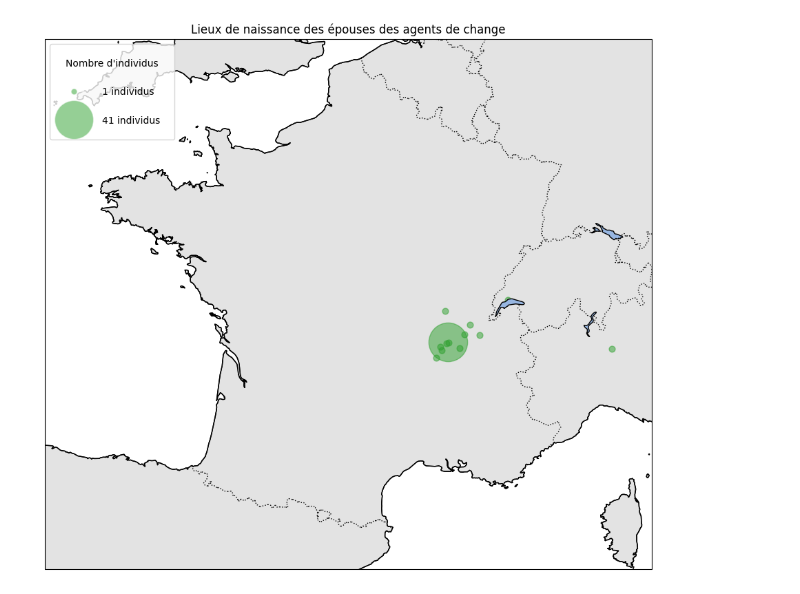
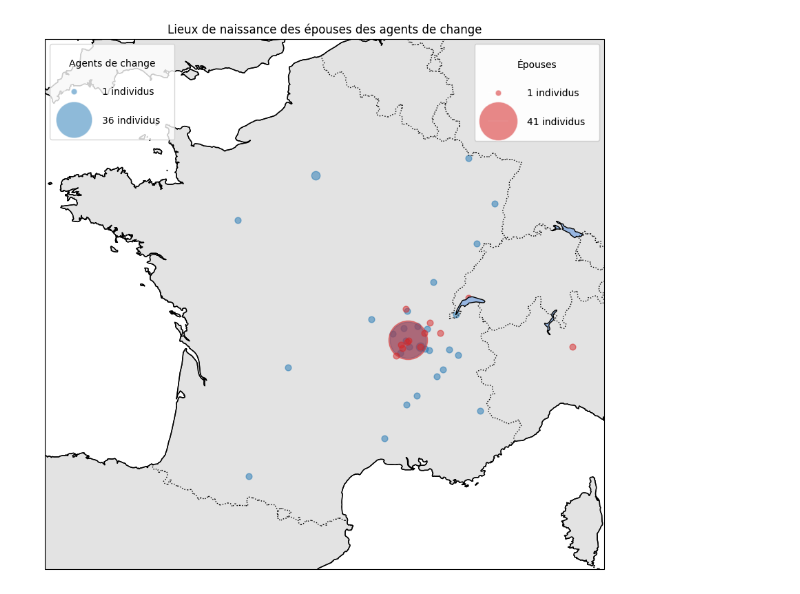
Before and after one commit to AntoineLavacquery/history-board-Lyon-M2-2023, a Jupyter notebook: notebooks/lieu_naissance.ipynb, the cells around one changed output. Drawn from its saved outputs; the diff is of its cells as text; code cells hidden in the pictures.

```diff
--- a/notebooks/lieu_naissance.ipynb
+++ b/notebooks/lieu_naissance.ipynb
@@ -70,16 +92,15 @@ plt.show()
 # %%
-query = """
+# F
+query_f = """
 MATCH (h:HOMME)-[e:EXERCE]->(a:ACTIVITÉ {nom:'Agent de change'}), (h)-[:MARIAGE]-(f), (f)-[:NAISSANCE]->(l)
-WHERE (e.date_début.year >= 1815 AND e.date_début.year <= 1852)
-OR (e.date_fin.year >= 1815 AND e.date_fin.year <= 1852)
 RETURN f, f.date_naissance, l.adresse_actuelle, l.latitude, l.longitude
 """
 
-data = get_neo4j_results_of(query)
+data_f = get_neo4j_results_of(query_f)
 
 # Extraire les informations pertinentes
 rows = []
-for entry in data:
+for entry in data_f:
     nom = entry['f']['nom']
     date_naissance = entry['f'].get('date_naissance', None)
     adresse = entry['l.adresse_actuelle']
@@ -88,42 +109,57 @@ for entry in data:
 
     rows.append([nom, date_naissance, adresse, latitude, longitude])
 
-df = pd.DataFrame(rows, columns=['nom', 'date_naissance', 'adresse', 'latitude', 'longitude'])
-df.to_csv("villes_naissance.csv")
+df_f = pd.DataFrame(rows, columns=['nom', 'date_naissance', 'adresse', 'latitude', 'longitude'])
 
 # Agréger les données pour compter le nombre de personnes par emplacement
-aggregated_df = df.groupby(['latitude', 'longitude']).size().reset_index(name='counts')
+aggregated_df_f = df_f.groupby(['latitude', 'longitude']).size().reset_index(name='counts')
+
+# Redéfinir la taille des points pour la légende
+legend_sizes_f = [1, aggregated_df_f['counts'].max()]
+legend_labels_f = [f"{size} individus" for size in legend_sizes_f]
+legend_handles_f = [plt.Line2D([0], [0], marker='o', color='white', markerfacecolor=point_color_f, alpha=0.5,
+                             markersize=((size*40)**0.5)) for size in legend_sizes_f]
 # %%
-land_color = "#e3e3e3"
-point_color = "tab:green"
-
 # Redéfinir la projection
 projection = ccrs.LambertConformal(central_longitude=2.5, central_latitude=46.5, standard_parallels=(44, 49))
 
-# Redéfinir la taille des points pour la légende
-legend_sizes = [1, aggregated_df['counts'].max()]
-legend_labels = [f"{size} individus" for size in legend_sizes]
-legend_handles = [plt.Line2D([0], [0], marker='o', color='white', markerfacecolor=point_color, alpha=0.5,
-                             markersize=((size*40)**0.5)) for size in legend_sizes]
-
 # Recréer la carte avec la légende ajustée
 fig, ax = plt.subplots(figsize=(12, 10), subplot_kw={'projection': projection})
-ax.set_extent([-5.3, 9.7, 41.3, 51.2])
+ax.set_extent([-4.3, 9.5, 41.3, 51.2])
 
 # Ajoutez les caractéristiques géographiques
 ax.add_feature(cfeature.BORDERS, linestyle=':')
 ax.add_feature(cfeature.COASTLINE)
 ax.add_feature(cfeature.LAND, edgecolor='black', facecolor=land_color)
 ax.add_feature(cfeature.LAKES, edgecolor='black')
 
 # Placer les points sur la carte avec une taille proportionnelle au nombre de personnes
-for index, row in aggregated_df.iterrows():
-    ax.scatter(row["longitude"], row["latitude"], s=row["counts"]*40, color=point_color, alpha=0.5, transform=ccrs.PlateCarree())
+for index, row in aggregated_df_h.iterrows():
+    ax.scatter(row["longitude"], row["latitude"], s=row["counts"]*40, color=point_color_h, alpha=0.5, transform=ccrs.PlateCarree())
 
-# Ajouter la légende ajustée
-ax.legend(handles=legend_handles, labels=legend_labels, title="Nombre d'individus", loc="upper left", borderpad=1.5, labelspacing=2, handletextpad=2)
+# Placer les points sur la carte avec une taille proportionnelle au nombre de personnes
+for index, row in aggregated_df_f.iterrows():
+    ax.scatter(row["longitude"], row["latitude"], s=row["counts"]*40, color=point_color_f, alpha=0.5, transform=ccrs.PlateCarree())
+
+legend_h = ax.legend(handles=legend_handles_h,
+          labels=legend_labels_h,
+          title="Agents de change",
+          loc="upper left",
+          borderpad=1.5,
+          labelspacing=2,
+          handletextpad=2)
+ax.add_artist(legend_h)
+
+legend_f = ax.legend(handles=legend_handles_f,
+          labels=legend_labels_f,
+          title="Épouses",
+          loc="upper right",
+          borderpad=1.5,
+          labelspacing=2,
+          handletextpad=2)
+ax.add_artist(legend_f)
 
 plt.title("Lieux de naissance des épouses des agents de change")
 plt.show()
 # %% [output]
-[figure, old version]
+[figure, new version]
```
Also changed, not shown: parts of 3 cells of this notebook, 13 other files.
